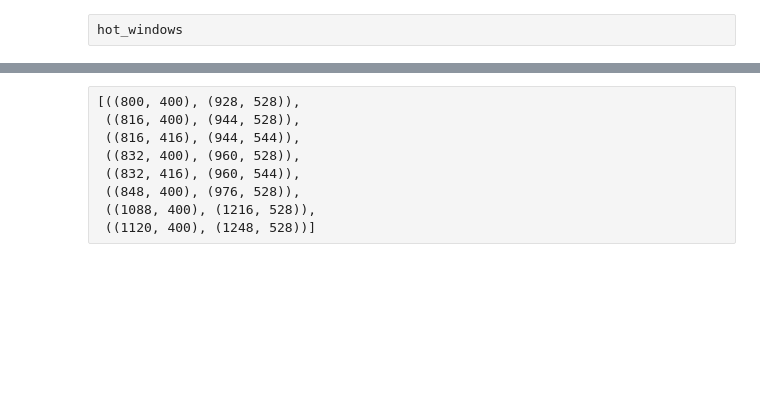
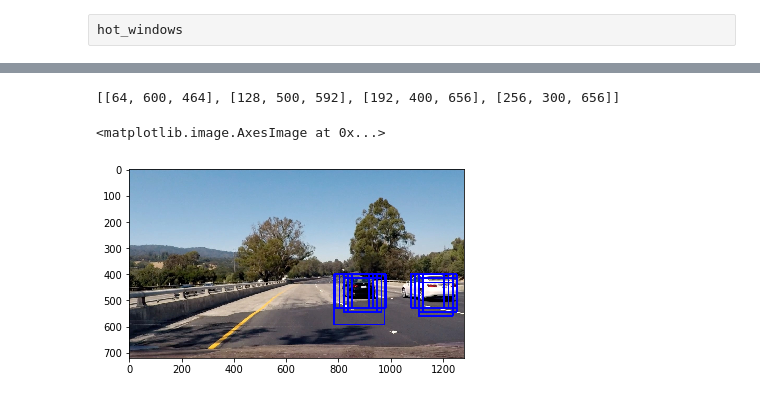
Before and after one commit to tmandzak/CarND-Vehicle-Detection-P5, a Jupyter notebook: SearchClassify.ipynb, the cells around one changed output, grey strips where cells are left out. Saved outputs shown, nothing was run; the diff lists cells and outputs as text; code cells hidden in the pictures; blank space fills up the shorter version.

```diff
--- a/SearchClassify.ipynb
+++ b/SearchClassify.ipynb
@@ -442,9 +451,0 @@ hot_windows
-# %% [raw]
-[((800, 400), (928, 528)),
- ((816, 400), (944, 528)),
- ((816, 416), (944, 544)),
- ((832, 400), (960, 528)),
- ((832, 416), (960, 544)),
- ((848, 400), (976, 528)),
- ((1088, 400), (1216, 528)),
- ((1120, 400), (1248, 528))]
@@ -451,3 +467,19 @@ hot_windows
+# %%
+win_sizes
+# %% [output]
+[[64, 600, 464], [128, 500, 592], [192, 400, 656], [256, 300, 656]]
+# %%
+draw_image = np.copy(image)
+
+hot_windows = detect_cars_multiscale(image, color_space, svc, X_scaler, x_start_stop, y_start_stop, win_sizes,
+                        overlap, orient, pix_per_cell, cell_per_block, spatial_size, hist_bins,
+                        spatial_feat, hist_feat, hog_feat)
+
+window_img = draw_boxes(draw_image, hot_windows, color=(0, 0, 255), thick=6)
+plt.imshow(window_img)
+# %% [output]
+<matplotlib.image.AxesImage at 0x...>
+[figure, added]
 # %%
 from scipy.ndimage.measurements import label
 
```
Also changed, not shown: parts of 9 cells of this notebook, 1 other file.
